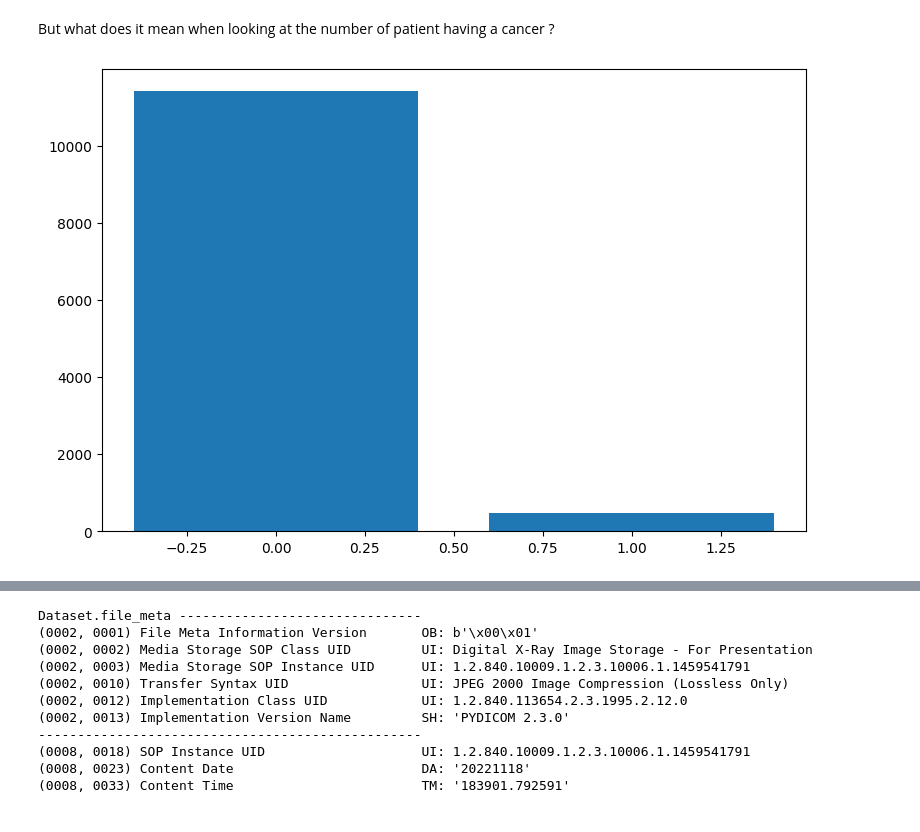
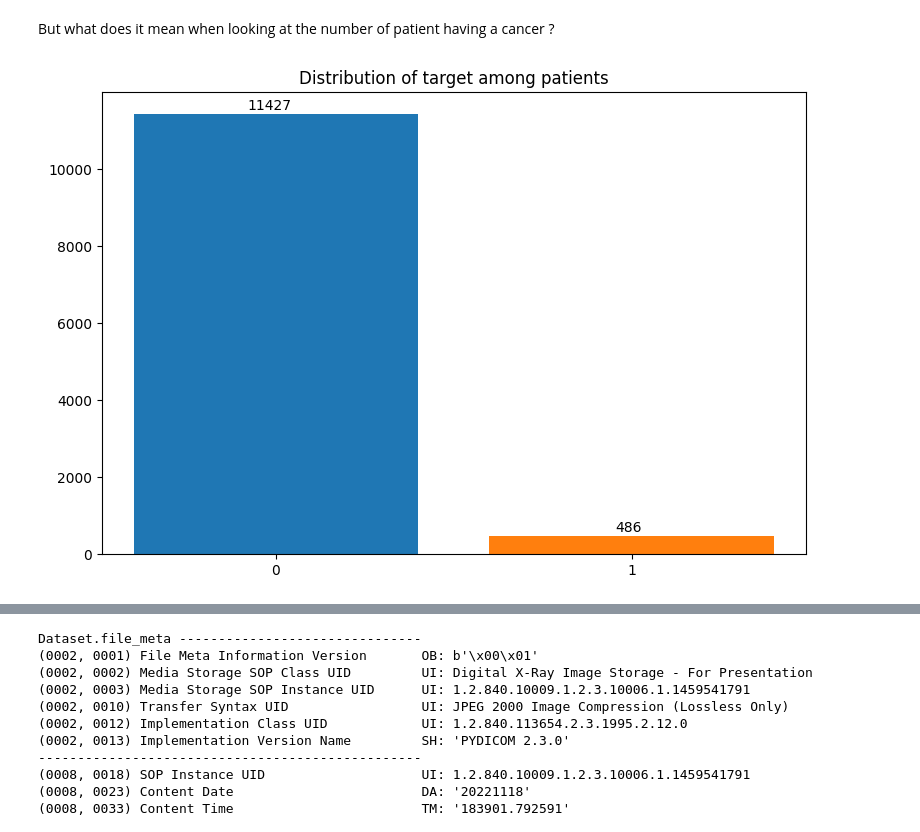
Before and after one commit to baptistebignaud/Screening-Mammography-Breast-Cancer-Detection, a Jupyter notebook: notebooks/EDA.ipynb, the cells around one changed output, grey strips where cells are left out. Drawn from its saved outputs; the diff is of its cells as text; code cells hidden in the pictures.

```diff
--- a/notebooks/EDA.ipynb
+++ b/notebooks/EDA.ipynb
@@ -47,10 +60,15 @@ But what does it mean when looking at the number of patient having a cancer ?
 # %%
 patient_cancer = train_csv.groupby('patient_id')['cancer'].max()
 type(patient_cancer)
 np_cancer = patient_cancer.values.sum()
 plt.figure(figsize=(20,6))
 plt.subplot(1,2,1)
-ax1 = plt.bar([0,1],[train_csv.patient_id.nunique() - np_cancer, np_cancer])
+heights = [train_csv.patient_id.nunique() - np_cancer, np_cancer]
+ax1 = plt.bar([0,1],heights,color = ["tab:blue","tab:orange"],label = ["0","1"])
 plt.title("Distribution of target among patients")
+plt.xticks([0,1], [0,1])
+plt.text(x = -0.08 , y = heights[0]+100, s = str(heights[0]), size = 10)
+plt.text(x = 0.955 , y = heights[1]+100, s = str(heights[1]), size = 10)
+plt.show()
 # %% [output]
-[figure, old version]
+[figure, new version]
```
Also changed, not shown: parts of 12 cells of this notebook, 1 other file.
